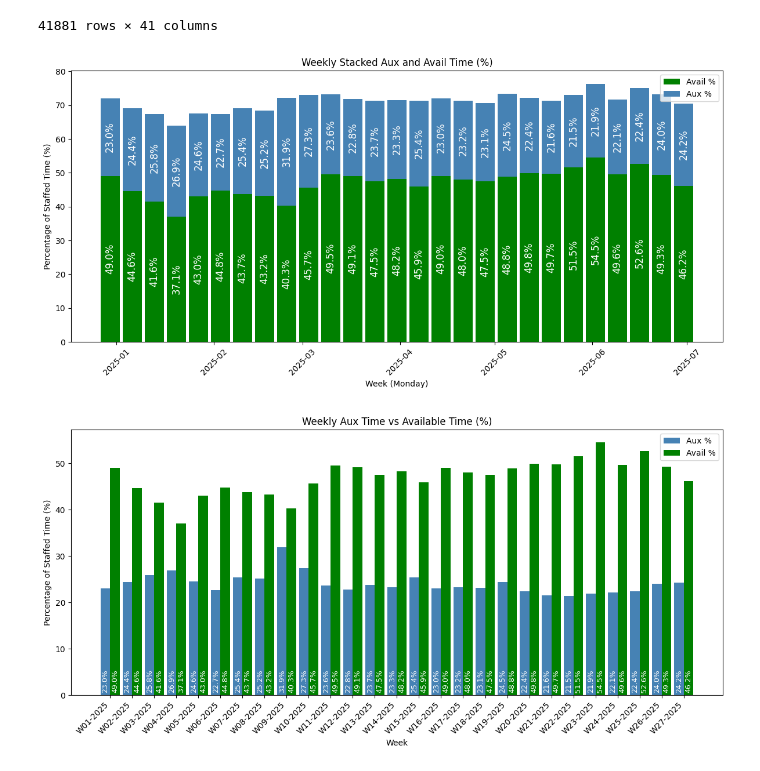
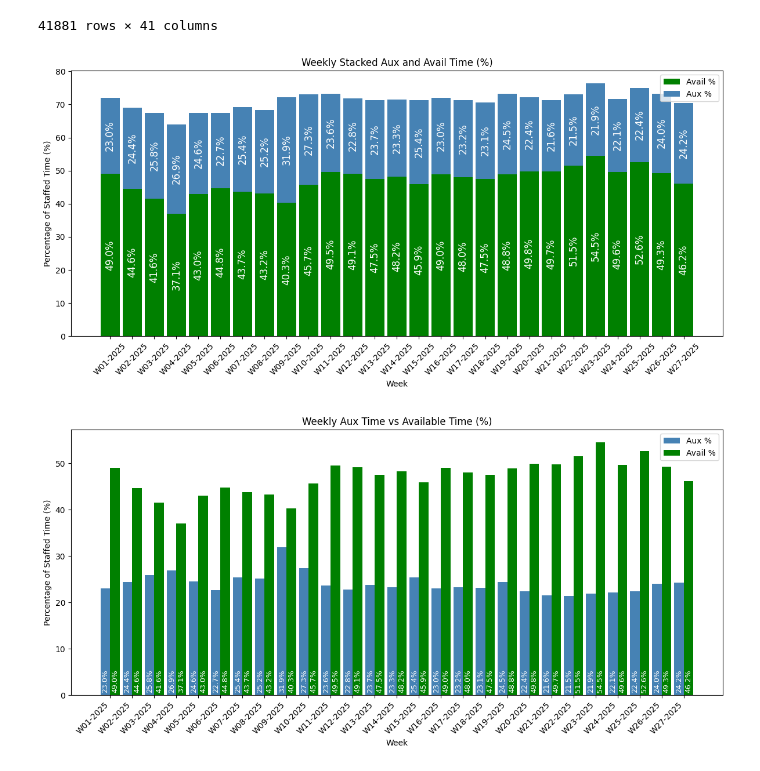
Before and after one commit to avtmarquardt-png/DPP_Callcenter, a Jupyter notebook: notebooks/Explore_CC_perf.ipynb, the cells around one changed output. Drawn from its saved outputs; the diff is of its cells as text; code cells hidden in the pictures.

```diff
--- a/notebooks/Explore_CC_perf.ipynb
+++ b/notebooks/Explore_CC_perf.ipynb
@@ -356,16 +374,22 @@ agg_loc_week['Total Calls'] = agg_loc_week['ACD Calls'] + agg_loc_week['Long Dis
 
 display(agg_loc_week)
 
-
 pivot_calls = agg_loc_week.pivot(index='Week', columns='Location ID', values='Total Calls')
 pivot_calls = pivot_calls.loc[:, (pivot_calls.sum(axis=0) > 0)]  # Keep only locations with >0 total calls
 
+# --- Option: show only top N locations by total calls ---
+top_n = 3
+top_locations = pivot_calls.sum(axis=0).sort_values(ascending=False).head(top_n).index
+pivot_calls = pivot_calls[top_locations]
 
 # --- Plot ---
 fig, ax = plt.subplots(figsize=(14, 6))
 
 x = np.arange(len(pivot_calls.index))  # week positions
-width = 0.8 / len(pivot_calls.columns)  # width of each bar (split between locations)
+
+# --- Configurable bar width factor (0 < factor <= 1) ---
+bar_width_factor = 0.8  # total fraction of space for all bars per week
+width = bar_width_factor / len(pivot_calls.columns)  # width of each bar
 
 # Plot each location
 for i, location in enumerate(pivot_calls.columns):
@@ -374,7 +398,7 @@ for i, location in enumerate(pivot_calls.columns):
 # Beautify
 ax.set_xlabel("Week")
 ax.set_ylabel("Total Calls")
-ax.set_title("Weekly Total Calls per Location")
+ax.set_title(f"Weekly Total Calls per Top {top_n} Locations")
 ax.set_xticks(x + width*(len(pivot_calls.columns)-1)/2)
 ax.set_xticklabels(pivot_calls.index, rotation=45)
 ax.legend(title="Location ID")
@@ -652,41 +673,41 @@ def iso_week_to_date(week_str):
     try:
         week_num, year = week_str.replace('W','').split('-')
         return pd.Timestamp.fromisocalendar(int(year), int(week_num), 1)  # Monday
     except:
         return pd.NaT
 
 agg_weekly['Week_Start'] = agg_weekly['Week'].apply(iso_week_to_date)
 
-
-
-
-# Standard figure
+# --- 5. Plotting ---
 plt.figure(figsize=(12,6))
 
 x = agg_weekly['Week_Start']
 width = 6  # width in days for weekly bars
 
 # Plot stacked bars
 plt.bar(x, agg_weekly['Avail_%'], width=width, label='Avail %', color='green', align='center')
 plt.bar(x, agg_weekly['Aux_%'], width=width, bottom=agg_weekly['Avail_%'], label='Aux %', color='steelblue', align='center')
 
-# Add rotated percentages inside bars with larger font
+# Add rotated percentages inside bars
 for i, row in agg_weekly.iterrows():
     plt.text(row['Week_Start'], row['Avail_%']/2, f'{row["Avail_%"]:.1f}%',
              ha='center', va='center', color='white', fontsize=12, rotation=90)
     plt.text(row['Week_Start'], row['Avail_%'] + row['Aux_%']/2, f'{row["Aux_%"]:.1f}%',
              ha='center', va='center', color='white', fontsize=12, rotation=90)
 
 # Labels, title, legend
-plt.xlabel('Week (Monday)')
+plt.xlabel('Week')
 plt.ylabel('Percentage of Staffed Time (%)')
 plt.title('Weekly Stacked Aux and Avail Time (%)')
 plt.legend()
-plt.xticks(rotation=45)
+
+# --- Use Week labels (Wxx-YYYY) instead of dates ---
+plt.xticks(ticks=x, labels=agg_weekly['Week'], rotation=45)
+
 plt.tight_layout()
 plt.show()
 # %% [output]
-[figure, old version]
+[figure, new version]
 # %%
 import matplotlib.pyplot as plt
 import pandas as pd
```
Also changed, not shown: parts of 4 cells of this notebook.
